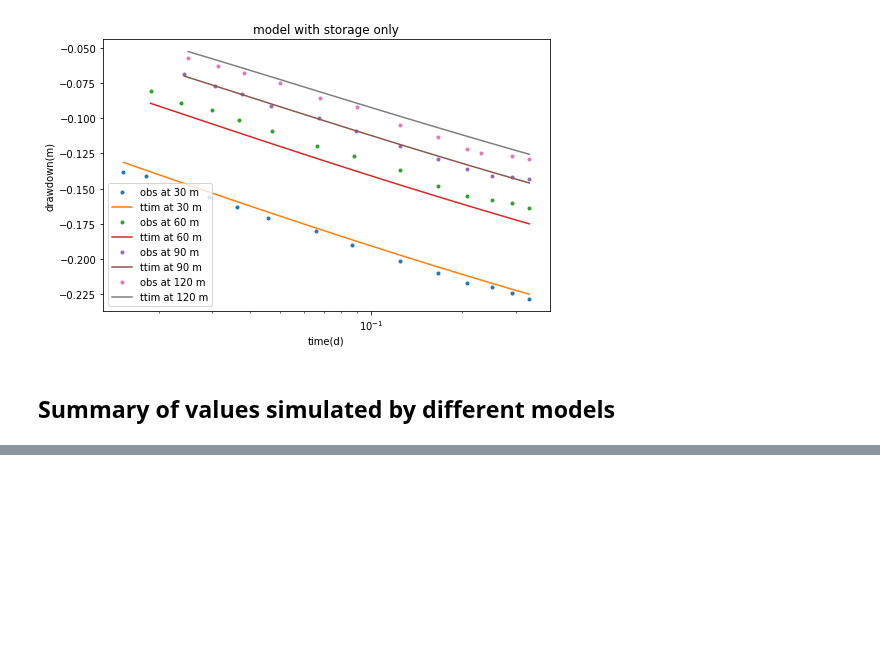
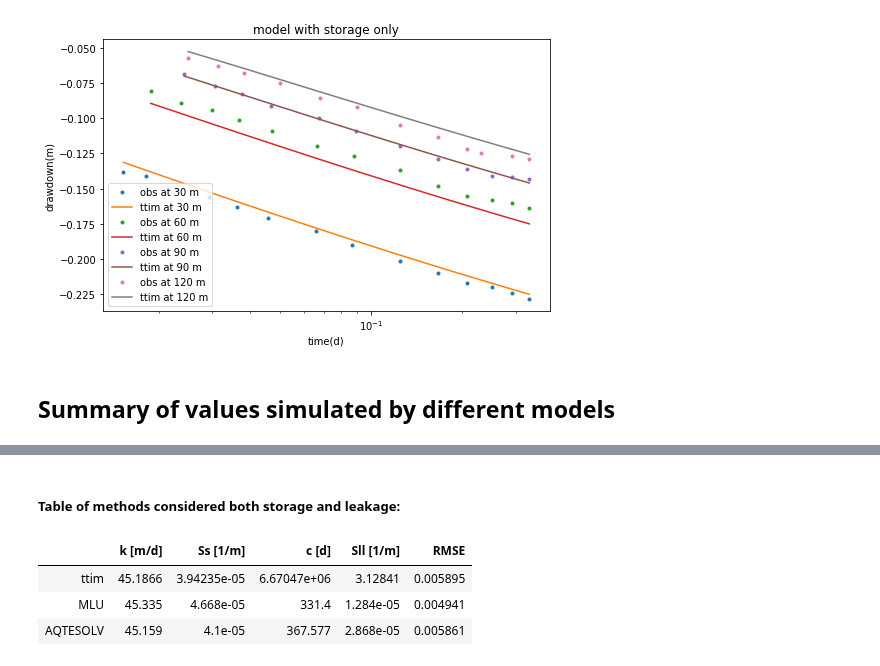
Before and after one commit to mbakker7/ttim, a Jupyter notebook: pumpingtest_benchmarks/2_test_of_dalem.ipynb, the cells around one changed output, grey strips where cells are left out. Saved outputs shown, nothing was run; the diff lists cells and outputs as text; code cells hidden in the pictures; blank space fills up the shorter version.

```diff
--- a/pumpingtest_benchmarks/2_test_of_dalem.ipynb
+++ b/pumpingtest_benchmarks/2_test_of_dalem.ipynb
@@ -575,0 +578,15 @@ t1
+# %% [markdown]
+##### Table of methods considered both storage and leakage:
+# %%
+t2 = pd.DataFrame(columns=['k [m/d]', 'Ss [1/m]', 'c [d]', 'Sll [1/m]'],\
+                 index=['ttim', 'MLU', 'AQTESOLV'])
+t2.loc['MLU'] = [45.335, 4.668e-05, 331.400, 1.284e-05]
+t2.loc['AQTESOLV'] = [45.159, 4.100e-05, 367.577, 2.868e-05]
+t2.loc['ttim'] = c2.parameters['optimal'].values
+t2['RMSE'] = [c2.rmse(), 0.004941, 0.005861]
+t2
+# %% [output]
+|  | k [m/d] | Ss [1/m] | c [d] | Sll [1/m] | RMSE |
+| ttim | 45.1866 | 3.94235e-05 | 6.67047e+06 | 3.12841 | 0.005895 |
+| MLU | 45.335 | 4.668e-05 | 331.4 | 1.284e-05 | 0.004941 |
+| AQTESOLV | 45.159 | 4.1e-05 | 367.577 | 2.868e-05 | 0.005861 |
```
Also changed, not shown: parts of 3 cells of this notebook, 8 other files.
